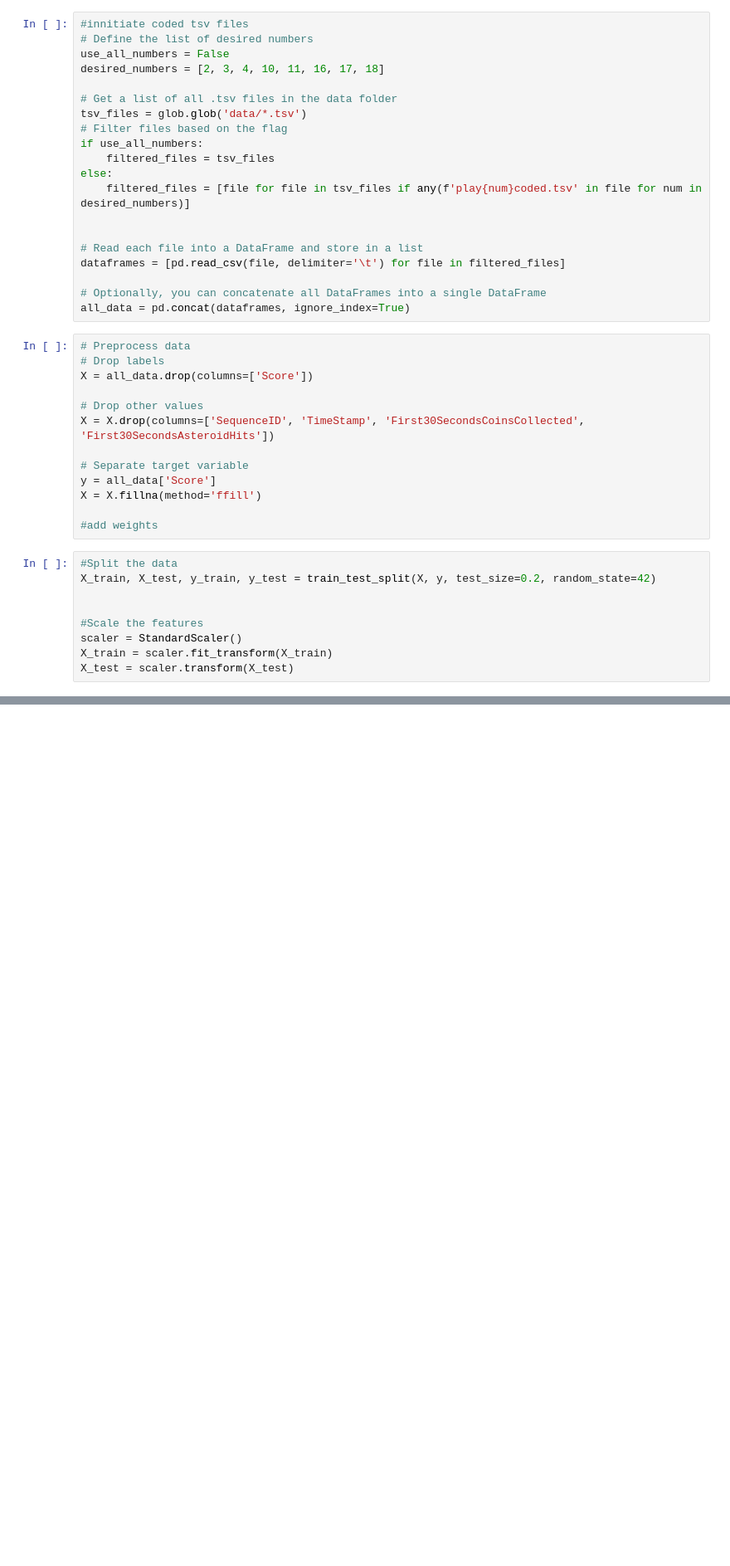
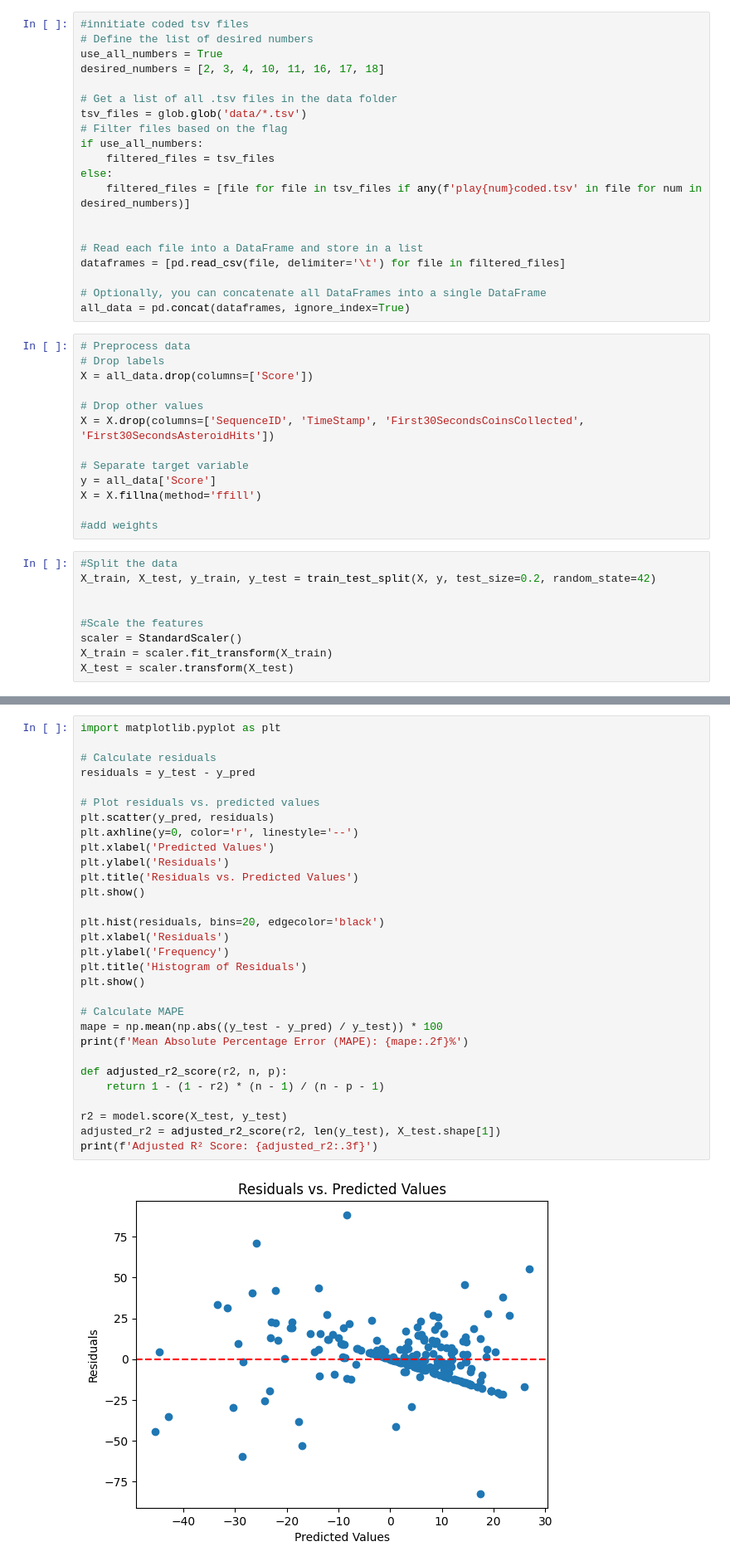
Before and after one commit to Sogii/XAI-Workbook, a Jupyter notebook: notebook1.ipynb, the cells around one changed output, grey strips where cells are left out. Shown at 83% size. Cells and saved outputs as stored; diff of their text form; blank space fills up the shorter version.

```diff
--- a/notebook1.ipynb
+++ b/notebook1.ipynb
@@ -12,7 +12,7 @@ from sklearn.metrics import mean_squared_error, mean_absolute_error, r2_score
 # %%
 #innitiate coded tsv files
 # Define the list of desired numbers
-use_all_numbers = False
+use_all_numbers = True
 desired_numbers = [2, 3, 4, 10, 11, 16, 17, 18]
 
 # Get a list of all .tsv files in the data folder
@@ -67,0 +72,32 @@ print("R2 Score:", r2_score(y_test, y_pred))
+# %%
+import matplotlib.pyplot as plt
+
+# Calculate residuals
+residuals = y_test - y_pred
+
+# Plot residuals vs. predicted values
+plt.scatter(y_pred, residuals)
+plt.axhline(y=0, color='r', linestyle='--')
+plt.xlabel('Predicted Values')
+plt.ylabel('Residuals')
+plt.title('Residuals vs. Predicted Values')
+plt.show()
+
+plt.hist(residuals, bins=20, edgecolor='black')
+plt.xlabel('Residuals')
+plt.ylabel('Frequency')
+plt.title('Histogram of Residuals')
+plt.show()
+
+# Calculate MAPE
+mape = np.mean(np.abs((y_test - y_pred) / y_test)) * 100
+print(f'Mean Absolute Percentage Error (MAPE): {mape:.2f}%')
+
+def adjusted_r2_score(r2, n, p):
+    return 1 - (1 - r2) * (n - 1) / (n - p - 1)
+
+r2 = model.score(X_test, y_test)
+adjusted_r2 = adjusted_r2_score(r2, len(y_test), X_test.shape[1])
+print(f'Adjusted R² Score: {adjusted_r2:.3f}')
+# %% [output]
+[figure, added]
```
Also changed, not shown: parts of 9 cells of this notebook, 17 other files.
